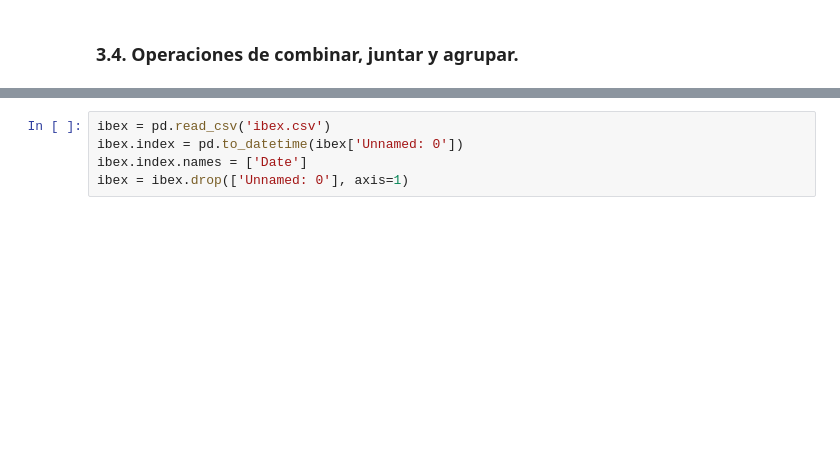
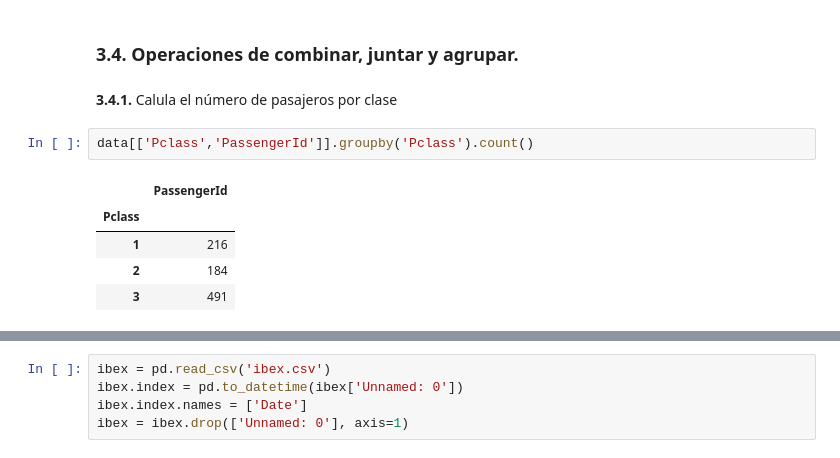
Before and after one commit to fernandodelacalle/miax-python, a Jupyter notebook: ejercicios/3_ejercicios.ipynb, the cells around one changed output, grey strips where cells are left out. Cells and saved outputs as stored; diff of their text form; blank space fills up the shorter version.

```diff
--- a/ejercicios/3_ejercicios.ipynb
+++ b/ejercicios/3_ejercicios.ipynb
@@ -29,2 +57,12 @@ See if you can resize the plot by adding the figsize() argument in plt.subplots(
 # %% [markdown]
 ### 3.4. Operaciones de combinar, juntar y agrupar.
+# %% [markdown]
+**3.4.1.** Calula el número de pasajeros por clase
+# %%
+data[['Pclass','PassengerId']].groupby('Pclass').count()
+# %% [output]
+|  | PassengerId |
+| Pclass |  |
+| 1 | 216 |
+| 2 | 184 |
+| 3 | 491 |
```
Also changed, not shown: parts of 43 cells of this notebook, 11 other files.
